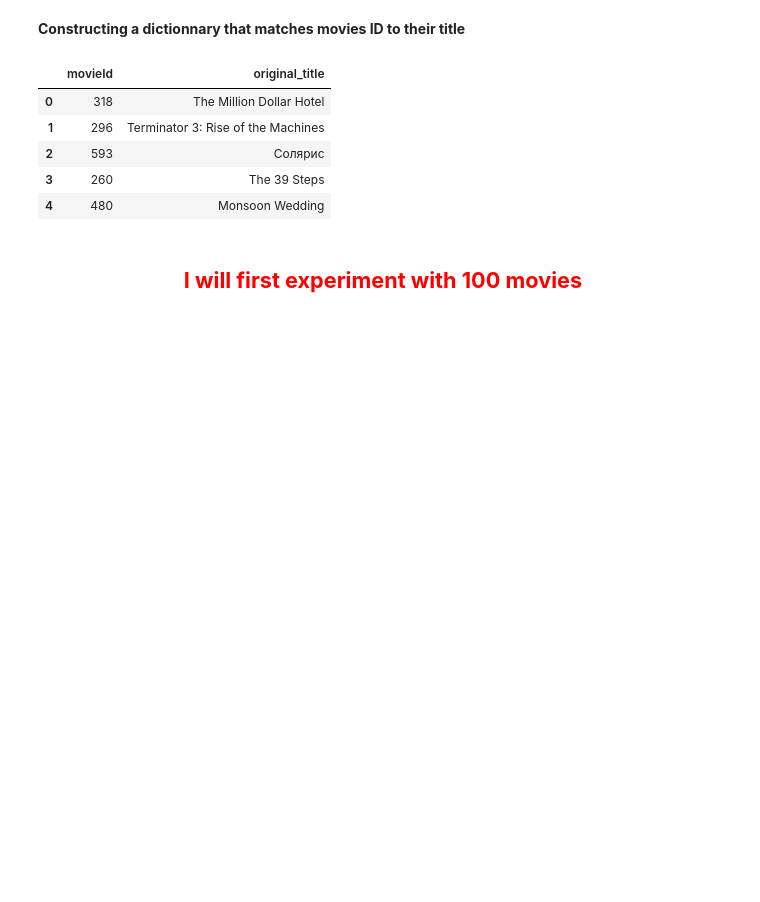
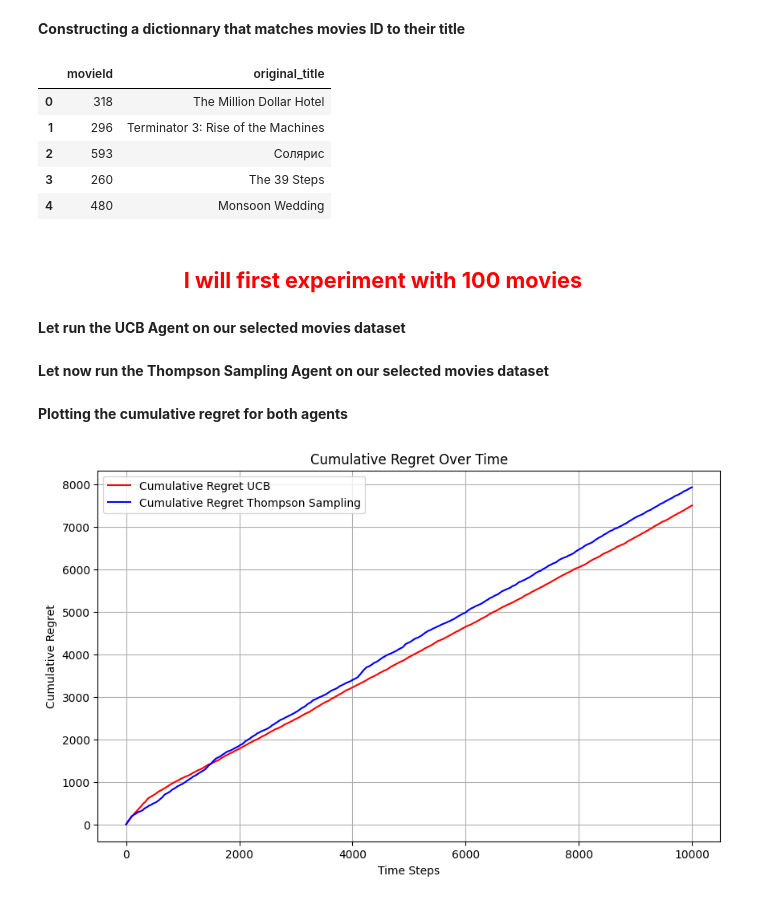
Before and after one commit to HatimRabet/Bandit-Algorithms-for-Movie-Recommendation-System, a Jupyter notebook: scripts/Test_Bandits.ipynb, the cells around one changed output. Saved outputs shown, nothing was run; the diff lists cells and outputs as text; code cells hidden in the pictures; blank space fills up the shorter version.

Commit message:
Testing bandits algorithms on this movies dataset

```diff
--- a/scripts/Test_Bandits.ipynb
+++ b/scripts/Test_Bandits.ipynb
@@ -50,0 +76,30 @@ movies_data.head()
+# %% [markdown]
+<strong> Let run the UCB Agent on our selected movies dataset </strong>
+# %%
+cumulative_regret_ucb = UCB_agent.run()
+# %% [markdown]
+<strong> Let now run the Thompson Sampling Agent on our selected movies dataset </strong>
+# %%
+cumulative_regret_ts = TS_agent.run()
+# %% [markdown]
+<strong> Plotting the cumulative regret for both agents </strong>
+# %%
+time_steps_ts = range(len(cumulative_regret_ts))  # Assuming each entry corresponds to a time step
+time_steps_ucb = range(len(cumulative_regret_ucb))  # Assuming each entry corresponds to a time step
+
+# Plotting
+plt.figure(figsize=(10, 6))
+plt.plot(time_steps_ts, cumulative_regret_ts, linestyle='-', color='r', label='Cumulative Regret UCB')
+plt.plot(time_steps_ucb, cumulative_regret_ucb, linestyle='-', color='b', label='Cumulative Regret Thompson Sampling')
+
+# Customizing the plot
+plt.title('Cumulative Regret Over Time')
+plt.xlabel('Time Steps')
+plt.ylabel('Cumulative Regret')
+plt.legend()
+plt.grid(True)
+
+# Show the plot
+plt.show()
+# %% [output]
+[figure, added]
```
Also changed, not shown: parts of 3 cells of this notebook.
